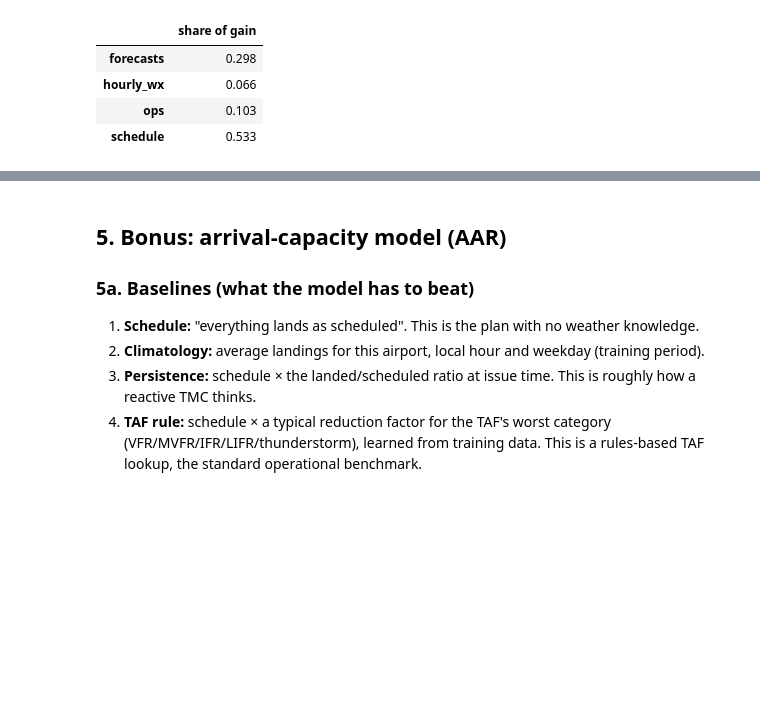
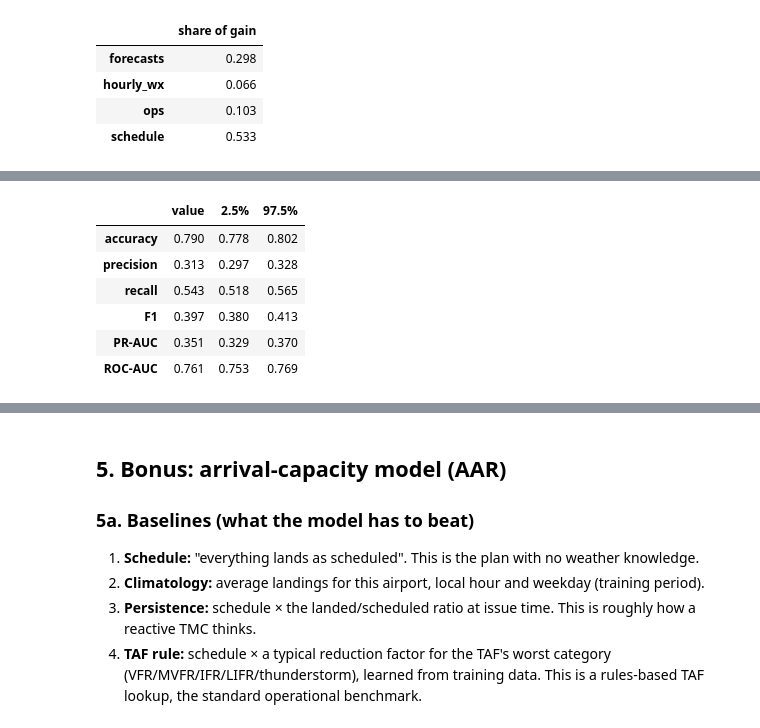
Before and after one commit to anijam99/Autonomous-SG-2026-Airbus-Challenge-5, a Jupyter notebook: 02_model_capacity_and_delay_risk.ipynb, the cells around one changed output, grey strips where cells are left out. Drawn from its saved outputs; the diff is of its cells as text; code cells hidden in the pictures; blank space fills up the shorter version.

```diff
--- a/02_model_capacity_and_delay_risk.ipynb
+++ b/02_model_capacity_and_delay_risk.ipynb
@@ -382,0 +442,21 @@ display(pd.Series(METRICS["main_importance_groups"]).to_frame("share of gain"))
+# %%
+# Bootstrap 95% intervals for the shipped model on 2025 test (resampling whole days)
+k6 = keep6[keep6.airport.isin(TRAIN_AIRPORTS)].copy(); k6["day"] = k6.hour.dt.floor("D")
+groups = [g for _, g in k6.groupby("day")]; rb = np.random.default_rng(5); bs = []
+for _ in range(500):
+    s_ = pd.concat([groups[j] for j in rb.integers(0, len(groups), len(groups))])
+    m_ = main_metrics(s_.y45.values, s_.p.values, THR)
+    bs.append({k_: m_[k_] for k_ in ("accuracy", "precision", "recall", "F1", "PR-AUC", "ROC-AUC")})
+bs = pd.DataFrame(bs)
+point = main_metrics(k6.y45.values, k6.p.values, THR)
+ci = pd.DataFrame({"value": {k_: point[k_] for k_ in bs.columns}, "2.5%": bs.quantile(.025), "97.5%": bs.quantile(.975)}).round(3)
+display(ci)
+METRICS["bootstrap_ci_lead6"] = ci.reset_index().rename(columns={"index": "metric"}).to_dict(orient="records")
+# %% [output]
+|  | value | 2.5% | 97.5% |
+| accuracy | 0.790 | 0.778 | 0.802 |
+| precision | 0.313 | 0.297 | 0.328 |
+| recall | 0.543 | 0.518 | 0.565 |
+| F1 | 0.397 | 0.380 | 0.413 |
+| PR-AUC | 0.351 | 0.329 | 0.370 |
+| ROC-AUC | 0.761 | 0.753 | 0.769 |
```
Also changed, not shown: parts of 9 cells of this notebook, 52 other files.
